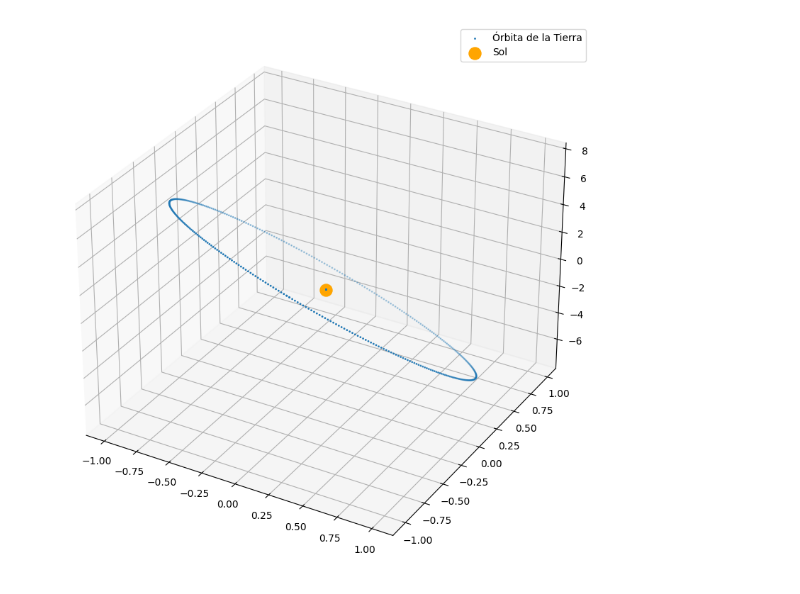
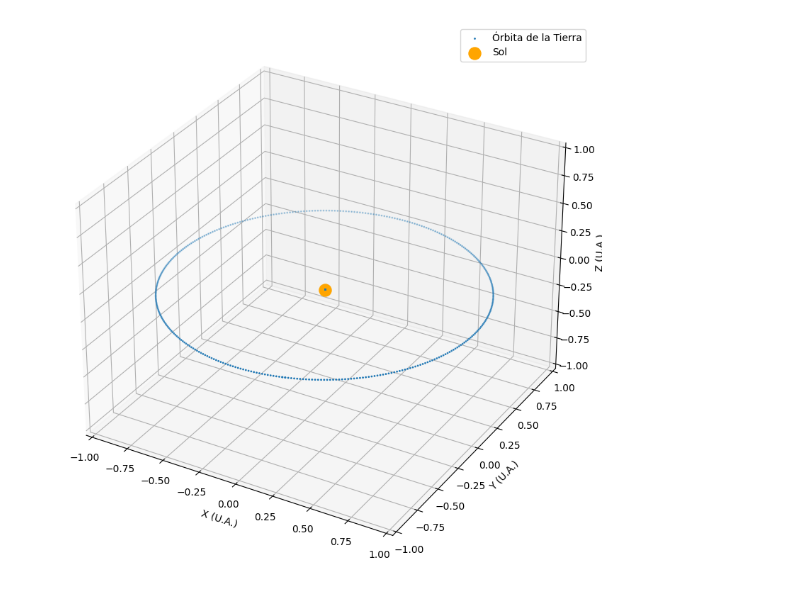
Before and after one commit to eadelgadillom/Astronomia_fundamental, a Jupyter notebook: Parcial_1.ipynb, the cells around one changed output. Drawn from its saved outputs; the diff is of its cells as text; code cells hidden in the pictures.

Commit message:
Plot con ejes

```diff
--- a/Parcial_1.ipynb
+++ b/Parcial_1.ipynb
@@ -92,31 +92,40 @@ for ii, t in enumerate(times):
     # E_raiz_tierra = root_scalar(Kepler, args=(iota_tierra.value, ecc_tierra), bracket=[0, iota_tierra.value], method="brentq")
     E_raiz_tierra = root_scalar(Kepler, args=(iota_tierra.value, ecc_tierra), fprime = True, x0 = 0, xtol = 1E-8).root*u.rad
 
 
     ## 3. Hallar f
     f_tierra = find_f(ecc_tierra, E_raiz_tierra)
     #print(f_tierra)
 
 
     ## 4. Hallar phi
     phi_tierra = find_phi(f_tierra, w_tierra)
 
 
     ## 5. Hallar r
     r_tierra = find_r(a_tierra, ecc_tierra, E_raiz_tierra)
 
 
     ## 6. Hallar x, y, z
     coor_tierra = find_xyz (r_tierra, omega_tierra, phi_tierra, i_tierra)
     for jj in range (3):
         plot_tierra_data[jj, ii] = coor_tierra[jj].value
 
 
+## Plot de la ótbita
 fig = plt.figure(figsize=(10,10))
 ax = fig.add_subplot(projection="3d")
 ax.scatter(plot_tierra_data[0], plot_tierra_data[1], plot_tierra_data[2], label='Órbita de la Tierra', s=1)
 ax.scatter(0, 0, 0, s=150, label='Sol', color="orange")
+
 ax.legend()
+ax.set_xlim(-1, 1)
+ax.set_ylim(-1, 1)
+ax.set_zlim(-1, 1)
+ax.set_xlabel('X (U.A.)')
+ax.set_ylabel('Y (U.A.)')
+ax.set_zlabel('Z (U.A.)')
+
 plt.show()
 # %% [output]
-[figure, old version]
+[figure, new version]
```
